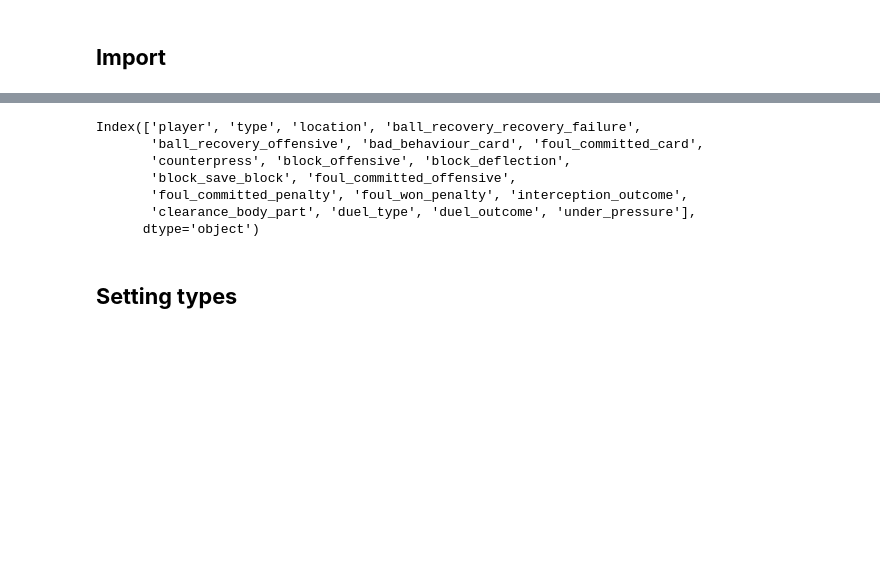
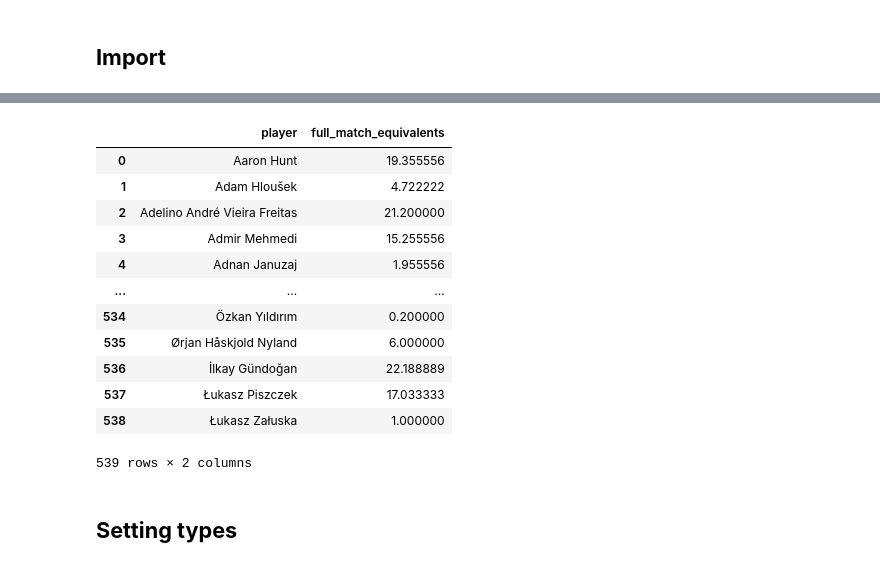
Before and after one commit to allorenz/football-player-similarity, a Jupyter notebook: src/notebooks/feature_defending.ipynb, the cells around one changed output, grey strips where cells are left out. Saved outputs shown, nothing was run; the diff lists cells and outputs as text; code cells hidden in the pictures; blank space fills up the shorter version.

```diff
--- a/src/notebooks/feature_defending.ipynb
+++ b/src/notebooks/feature_defending.ipynb
@@ -4,15 +4,18 @@
 import sys
 import os
 import pandas as pd
+import numpy as np
 from ast import literal_eval
-
-
 # Run the notebook from inside the notebooks folder
 sys.path.append(os.path.abspath(os.path.join(os.path.dirname(__name__), '..')))
+from scripts.dataloader import Dataloader
 
-from scripts.dataloader import Dataloader
 
 dataloader = Dataloader()
 df = dataloader.get_dimension(dimension="defending")
 df.columns
+
+# load standard stats
+standard_stats = pd.read_csv("../../data/standard_stats.csv").loc[:,["player","full_match_equivalents"]]
+standard_stats
 # %% [output]
@@ -20,10 +23,16 @@ df.columns
+|  | player | full_match_equivalents |
+| 0 | Aaron Hunt | 19.355556 |
+| 1 | Adam Hloušek | 4.722222 |
+| 2 | Adelino André Vieira Freitas | 21.200000 |
+| 3 | Admir Mehmedi | 15.255556 |
+| 4 | Adnan Januzaj | 1.955556 |
+| ... | ... | ... |
+| 534 | Özkan Yıldırım | 0.200000 |
+| 535 | Ørjan Håskjold Nyland | 6.000000 |
+| 536 | İlkay Gündoğan | 22.188889 |
+| 537 | Łukasz Piszczek | 17.033333 |
+| 538 | Łukasz Załuska | 1.000000 |
-Index(['player', 'type', 'location', 'ball_recovery_recovery_failure',
-       'ball_recovery_offensive', 'bad_behaviour_card', 'foul_committed_card',
-       'counterpress', 'block_offensive', 'block_deflection',
-       'block_save_block', 'foul_committed_offensive',
-       'foul_committed_penalty', 'foul_won_penalty', 'interception_outcome',
-       'clearance_body_part', 'duel_type', 'duel_outcome', 'under_pressure'],
-      dtype='object')
+539 rows × 2 columns
 # %% [markdown]
 ## __Setting types__
 # %%
```
Also changed, not shown: parts of 3 cells of this notebook, 25 other files.
